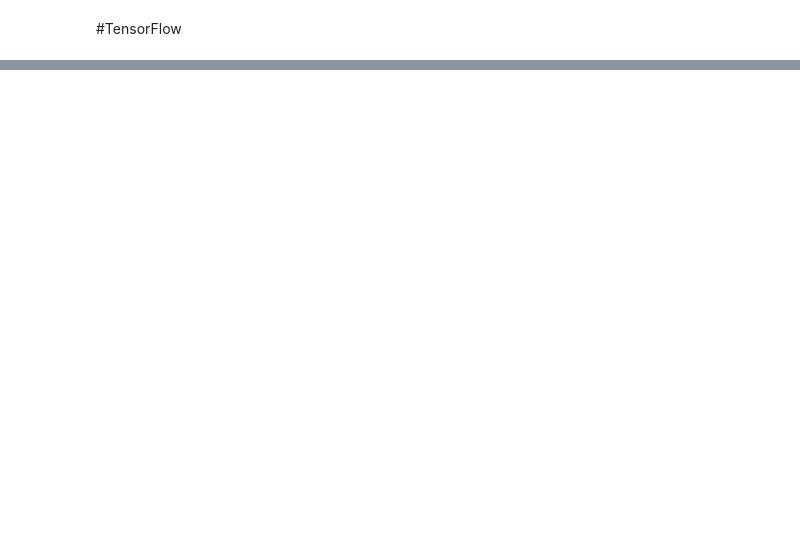
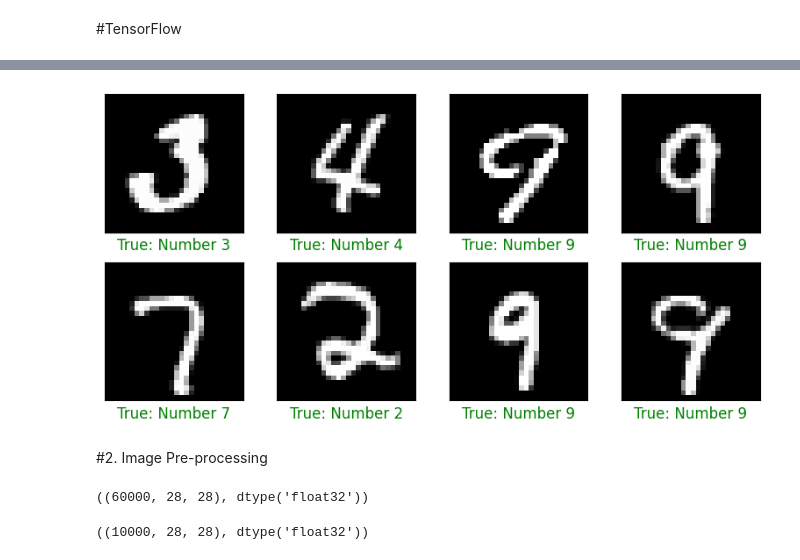
Before and after one commit to NguyenVanHien8502/image-classification, a Jupyter notebook: colab_basic.ipynb, the cells around one changed output, grey strips where cells are left out. Drawn from its saved outputs; the diff is of its cells as text; code cells hidden in the pictures; blank space fills up the shorter version.

```diff
--- a/colab_basic.ipynb
+++ b/colab_basic.ipynb
@@ -17,0 +111,6 @@ AttributeError: ignored
+# %%
+plot_data(X_test, y_test)
+# %% [output]
+[figure, added]
+# %% [markdown]
+#2. Image Pre-processing
@@ -17,0 +121,8 @@ AttributeError: ignored
+# %%
+X_train.shape, X_train.dtype
+# %% [output]
+((60000, 28, 28), dtype('float32'))
+# %%
+X_test.shape, X_test.dtype
+# %% [output]
+((10000, 28, 28), dtype('float32'))
```
Also changed, not shown: parts of 39 cells of this notebook.
